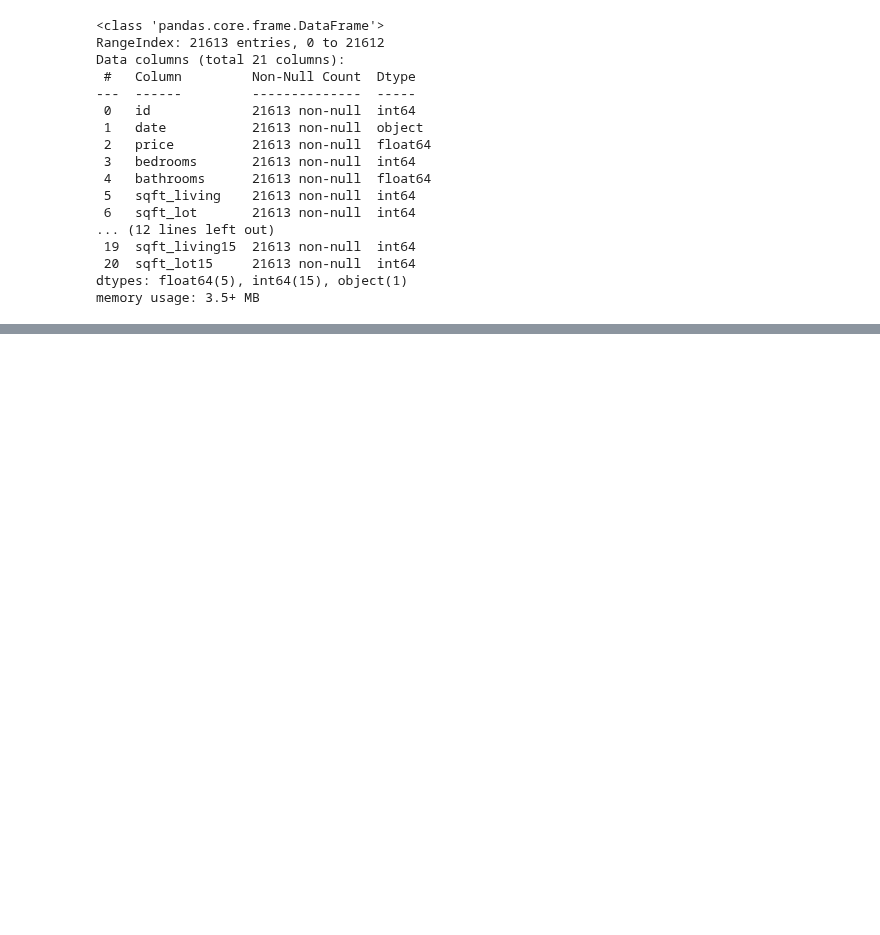
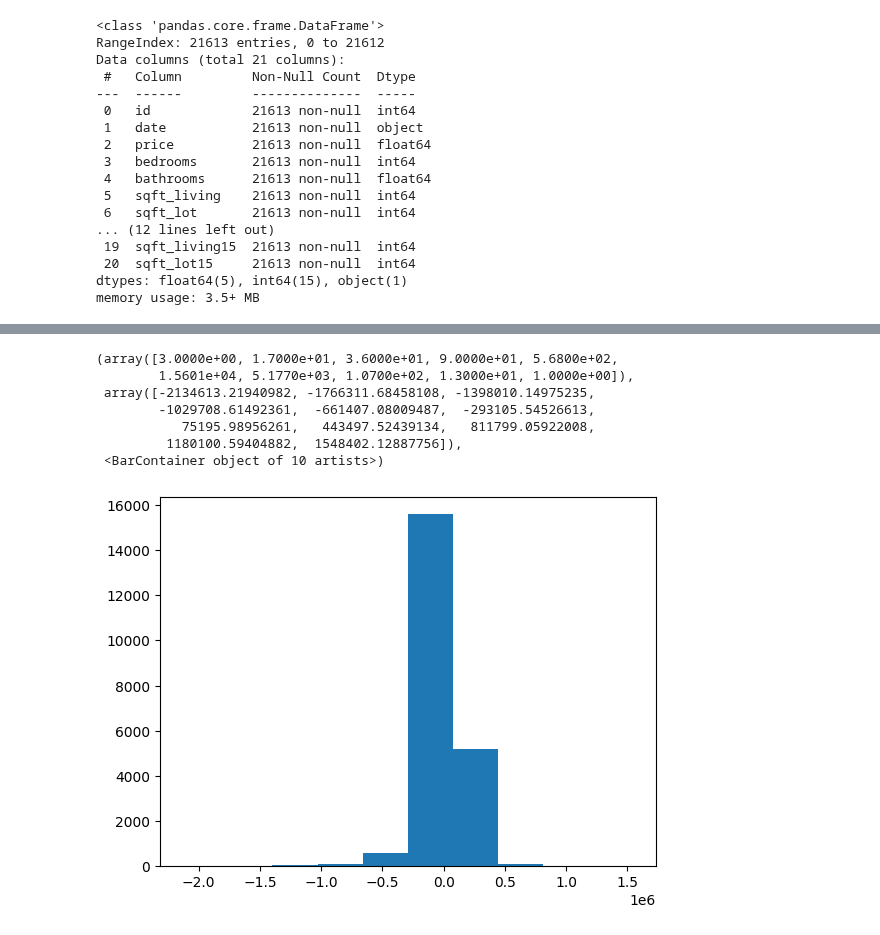
Before and after one commit to jreid94/schulich_data_science, a Jupyter notebook: Data Science Assignments/Jreid_A3.ipynb, the cells around one changed output, grey strips where cells are left out. Cells and saved outputs as stored; diff of their text form; code cells hidden in the pictures; blank space fills up the shorter version.

```diff
--- a/Data Science Assignments/Jreid_A3.ipynb
+++ b/Data Science Assignments/Jreid_A3.ipynb
@@ -103,0 +149,11 @@ np.sqrt(res['sq_error'].mean())
+# %%
+plt.hist(res['error'])
+# %% [output]
+(array([3.0000e+00, 1.7000e+01, 3.6000e+01, 9.0000e+01, 5.6800e+02,
+        1.5601e+04, 5.1770e+03, 1.0700e+02, 1.3000e+01, 1.0000e+00]),
+ array([-2134613.21940982, -1766311.68458108, -1398010.14975235,
+        -1029708.61492361,  -661407.08009487,  -293105.54526613,
+           75195.98956261,   443497.52439134,   811799.05922008,
+         1180100.59404882,  1548402.12887756]),
+ <BarContainer object of 10 artists>)
+[figure, added]
```
Also changed, not shown: parts of 13 cells of this notebook.
